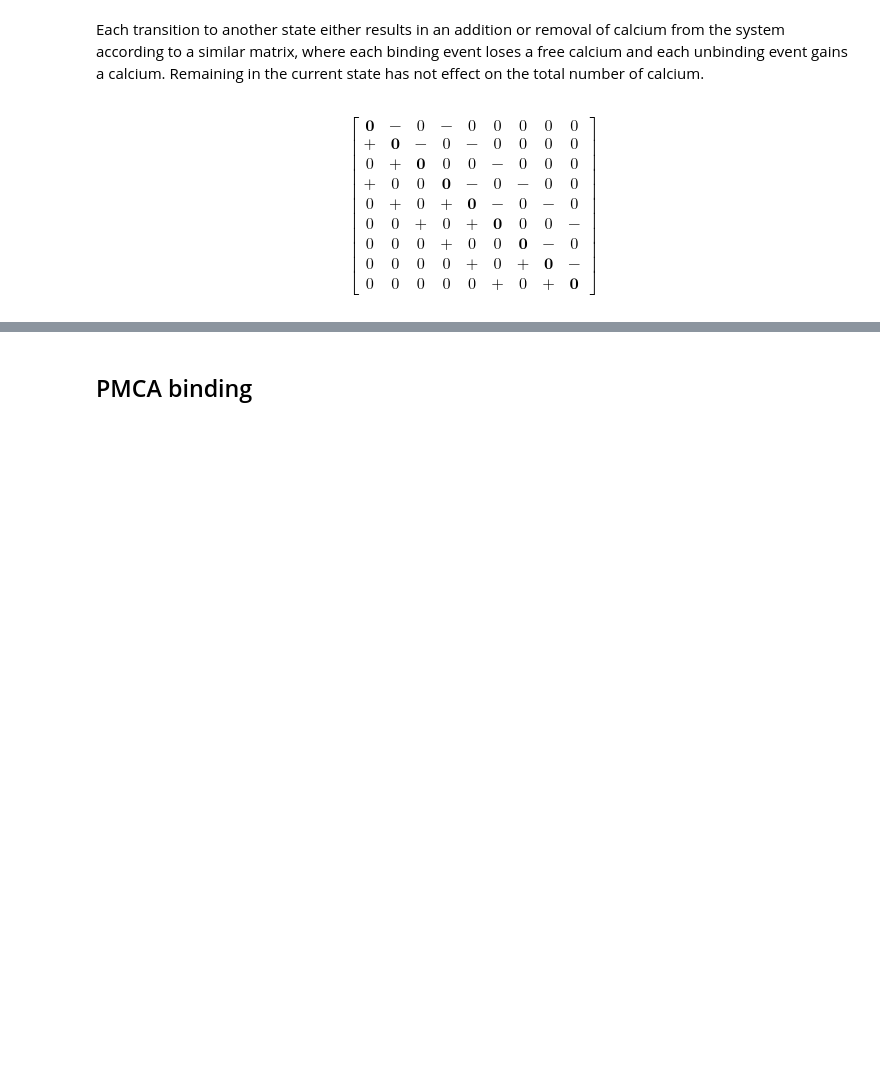
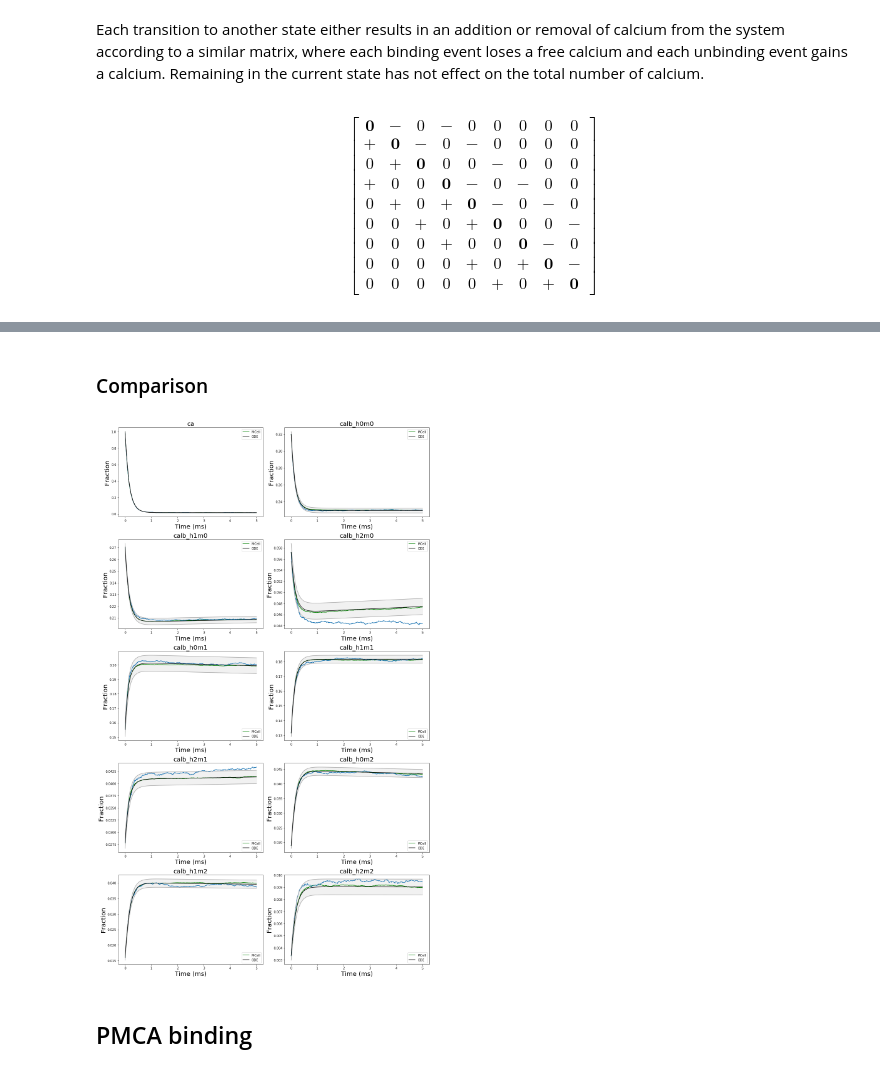
Before and after one commit to 3x10e8/DetailedMarkov, a Jupyter notebook: CaBinding.ipynb, the cells around one changed output, grey strips where cells are left out. Drawn from its saved outputs; the diff is of its cells as text; code cells hidden in the pictures; blank space fills up the shorter version.

```diff
--- a/CaBinding.ipynb
+++ b/CaBinding.ipynb
@@ -772,3 +872,81 @@ print(next_t_step)
+# %% [markdown]
+### Comparison
+# %%
+fig, ax = plt.subplots(int(len(mol_files)/2), 2, figsize = (15, 25))
+
+MS_TO_S = 1000
+T_IDX = 0
+VAL_IDX = 1
+
+# order: ['ca', 'calb_h0m0', 'calb_h1m0', 'calb_h2m0', 'calb_h0m1', 'calb_h1m1', 'calb_h2m1', 'calb_h0m2', 'calb_h1m2', 'calb_h2m2']
+
+'''MCell Trials'''
+for a, mol in zip(ax.flatten(), range(len(mol_files))):
+    #for seed in range(SEEDS):
+    #    a.plot(data_norm[mol][:,0,seed]*MS_TO_S, data_norm[mol][:,1,seed], color='powderblue')
+    # Mean
+    mean = np.mean(data_norm[mol], axis=2)
+    a.plot(mean[:,T_IDX]*MS_TO_S, mean[:,1], color='g', label='MCell', )
+
+    # SEM
+    #sem = stats.sem(data_norm[mol], axis=2)
+    #a.plot(mean[:,T_IDX]*MS_TO_S, mean[:,VAL_IDX] + sem[:,VAL_IDX], 'C0')
+    #a.plot(mean[:,T_IDX]*MS_TO_S, mean[:,VAL_IDX] - sem[:,VAL_IDX], 'C0')
+
+    # Plot labels
+    a.set_title(mol_names[mol], size=20)
+    a.set_xlabel('Time (ms)', size=20)
+    a.set_ylabel('Fraction', size=20)
+    a.legend()
+
+'''Markov Solution'''
+#h0m0,  h0m1,  h0m2,  h1m0,  h1m1,  h1m2,  h2m0,  h2m1,  h2m2
+#  0,     1.    2.      3.     4.    5.     6.      7.     8
+MARKOV_IDX = [9, 0, 3, 6, 1, 4, 7, 2, 5, 8]
+for a, i in zip(ax.flatten(), MARKOV_IDX):
+    if (i == 9):
+        a.plot(t_range*1000, ca)
+    else:
+        a.plot(t_range*1000, n_per_state[:,i])
+
+
+'''ODE Solution'''
+# Overlay ODE
+# ode index equivalents
+ODE_IDX = [9, 0, 3, 6, 1, 4, 7, 2, 5, 8]
+
+for a, i in zip(ax.flatten(), ODE_IDX):
+    # Std Dev norm factor
+    if (i == 1):
+        N = N_CA
+    else:
+        N = N_CALB
+
+    # Std dev
+    sd = np.sqrt(np.multiply(calb_sol.y[i,:], (1 - calb_sol.y[i,:]))/N)
+    a.plot(calb_sol.t*MS_TO_S, np.add(calb_sol.y[i,:], sd), color='darkgrey')
+    a.plot(calb_sol.t*MS_TO_S, np.subtract(calb_sol.y[i,:], sd), color='darkgrey')
+
+    # Cloud
+    a.fill_between(calb_sol.t*MS_TO_S, np.add(calb_sol.y[i,:], sd), np.subtract(calb_sol.y[i,:], sd), alpha=0.3,
+                  color='lightgrey')
+
+    # Mean
+    a.plot(calb_sol.t*MS_TO_S, calb_sol.y[i,:], 'k', label='ODE')
+    a.legend()
+
+    # Standard error of mean
+    #sem = stats.sem(calb_sol.y[i,:])
+    #a.plot(calb_sol.t*MS_TO_S, np.add(calb_sol.y[i,:], sem), color='lightgrey', linestyle=':')
+    #a.plot(calb_sol.t*MS_TO_S, np.subtract(calb_sol.y[i,:], sem), color='lightgrey', linestyle=':')
+
+
+
+#plt.legend()
+plt.tight_layout()
+plt.show()
+# %% [output]
+[figure, added]
 # %% [markdown]
 ## PMCA binding
 # %% [markdown]
```
Also changed, not shown: parts of 12 cells of this notebook.
